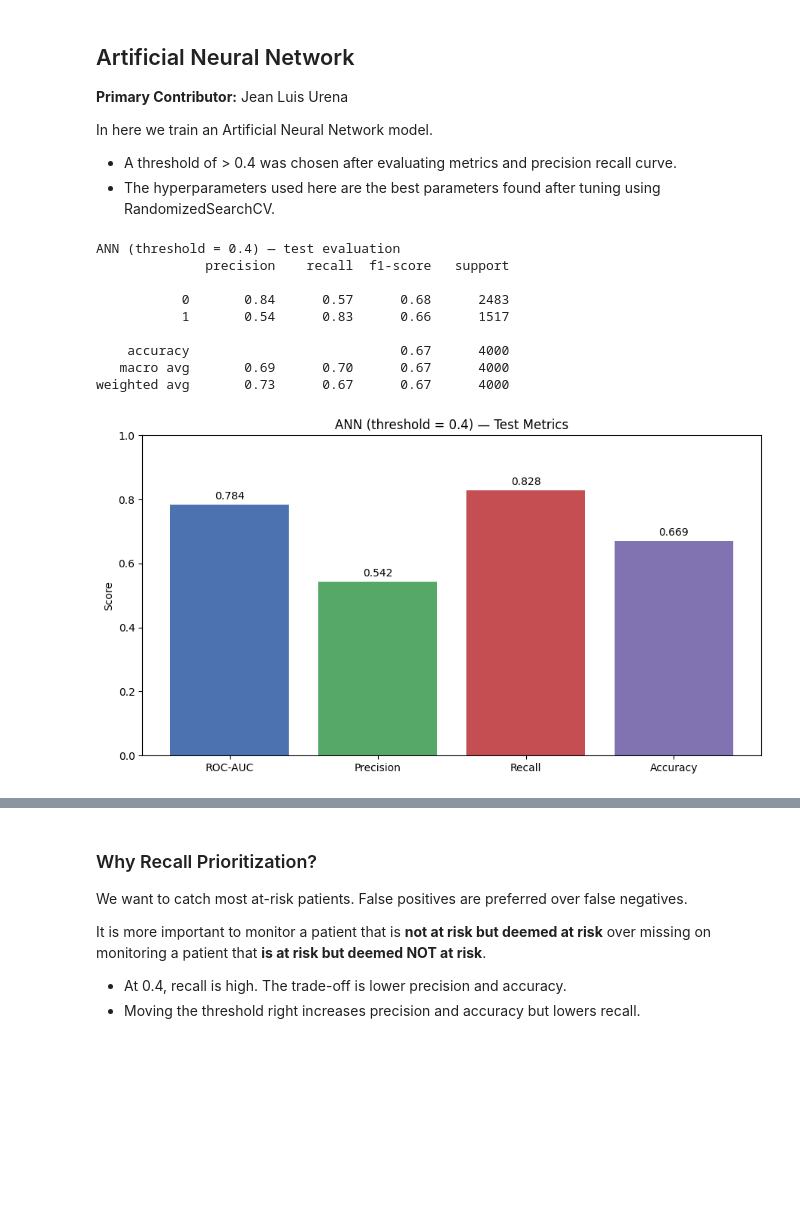
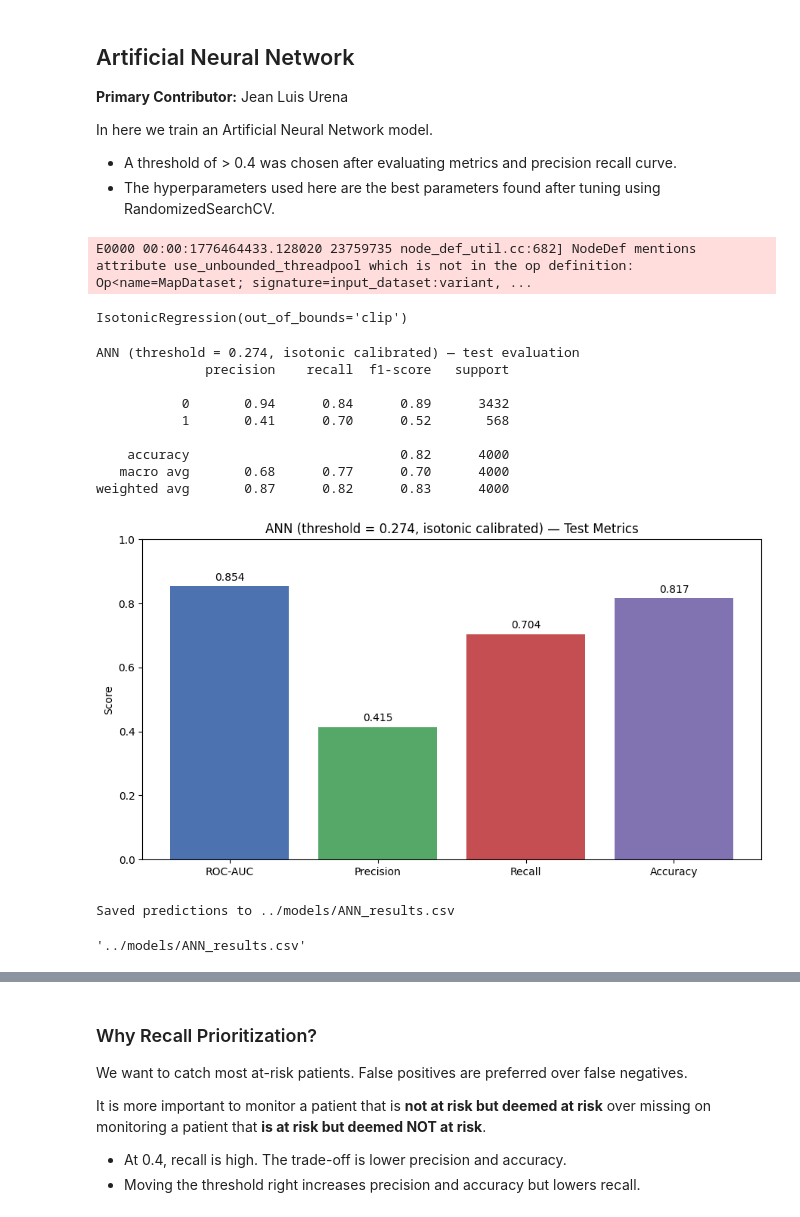
Before and after one commit to JhanaviLingameneni/Prompted-ICU-Risk-Forecasting, a Jupyter notebook: code/ml/all_models.ipynb, the cells around one changed output, grey strips where cells are left out. Saved outputs shown, nothing was run; the diff lists cells and outputs as text; code cells hidden in the pictures; blank space fills up the shorter version.

Commit message:
Added wayu to check challenge scroring

```diff
--- a/code/ml/all_models.ipynb
+++ b/code/ml/all_models.ipynb
@@ -87,8 +91,7 @@ def _load_outcomes(data_set: str, data_root: str) -> pd.DataFrame:
     # We only care about RecordID and Survival
     df = pd.read_csv(outcomes_file_path, usecols=[
                      "RecordID", "Survival", "In-hospital_death"])
-    df["Death"] = ((df["Survival"] != -1) |
-                   (df["In-hospital_death"] == 1)).astype(int)
+    df["Death"] = (df["In-hospital_death"] == 1).astype(int)
     df = df.drop(columns=["Survival", "In-hospital_death"])
     return df.set_index("RecordID")
 # %%
@@ -316,8 +342,18 @@ y_train_all = df_y_train_all.values.ravel()
 y_test = df_y_test.values.ravel()
 y_val = df_y_val.values.ravel()
 
+ann_classes = np.unique(y_train_all)
+ann_class_weights = compute_class_weight(
+    class_weight='balanced',
+    classes=ann_classes,
+    y=y_train_all,
+ )
+ann_class_weight = {int(label): float(weight) for label, weight in zip(ann_classes, ann_class_weights)}
+
 # Dimensions of the data
 print(f"Training set: {x_train_scaled.shape}, {y_train.shape}")
+print(f"Full training set: {x_train_all_scaled.shape}, {y_train_all.shape}")
 print(f"Validation set: {x_val_scaled.shape}, {y_val.shape}")
 print(f"Test set: {x_test_scaled.shape}, {y_test.shape}")
+print(f"ANN class weights: {ann_class_weight}")
 # %% [output]
@@ -333,10 +371,11 @@ In here we train an Artificial Neural Network model.
 - A threshold of > 0.4 was chosen after evaluating metrics and precision recall curve.
 - The hyperparameters used here are the best parameters found after tuning using RandomizedSearchCV.
 # %%
+# Best parameters found:  {'model__neurons': 10, 'model__l2_reg': 0.001, 'model__dropout_rate': 0.7, 'epochs': 50, 'batch_size': 64}
 early_stop = EarlyStopping(patience=30, restore_best_weights=True)
 ann_model = Sequential([
-    Input(shape=(x_train_scaled.shape[1],)),
-    Dense(128, activation='relu', kernel_regularizer=l2(0.1)),
+    Input(shape=(x_train_all_scaled.shape[1],)),
+    Dense(10, activation='relu', kernel_regularizer=l2(0.001)),
     Dropout(0.7),
     BatchNormalization(),
     Dense(1, activation='sigmoid')
@@ -354,30 +393,46 @@ ann_model.compile(
   ]
 )
 history = ann_model.fit(
-    x_train_scaled, y_train,
+    x_train_all_scaled, y_train_all,
     validation_data=(x_val_scaled, y_val),
-    epochs=100,
+    epochs=50,
     batch_size=64,
     callbacks=[early_stop],
+    class_weight=ann_class_weight,
     verbose=0
 )
+
+ann_val_raw_prob = ann_model.predict(x_val_scaled, verbose=0).ravel()
+ann_calibrator = IsotonicRegression(out_of_bounds='clip')
+ann_calibrator.fit(ann_val_raw_prob, y_val)
+# %% [output]
+E0000 00:00:1776464433.128020 23759735 node_def_util.cc:682] NodeDef mentions attribute use_unbounded_threadpool which is not in the op definition: Op<name=MapDataset; signature=input_dataset:variant, ...
+IsotonicRegression(out_of_bounds='clip')
 # %%
-# Predict probabilities on test set, then apply a lower threshold to prioritize recall.
-y_score = ann_model.predict(x_test_scaled, verbose=0).ravel()
-y_pred = (y_score > 0.4).astype(int)
+# Predict calibrated probabilities on test set, then apply a lower threshold to prioritize recall.
+threshold = 0.27
+ann_raw_prob = ann_model.predict(x_test_scaled, verbose=0).ravel()
+y_score = ann_calibrator.predict(ann_raw_prob)
+y_pred = (y_score > threshold).astype(int)
 
-plot_metric_summary(y_test, y_pred, y_score, 'ANN (threshold = 0.4)')
+plot_metric_summary(y_test, y_pred, y_score, f'ANN (threshold = {threshold}, isotonic calibrated)')
 # %% [output]
-ANN (threshold = 0.4) — test evaluation
+ANN (threshold = 0.274, isotonic calibrated) — test evaluation
               precision    recall  f1-score   support
 
-           0       0.84      0.57      0.68      2483
-           1       0.54      0.83      0.66      1517
+           0       0.94      0.84      0.89      3432
+           1       0.41      0.70      0.52       568
 
-    accuracy                           0.67      4000
-   macro avg       0.69      0.70      0.67      4000
-weighted avg       0.73      0.67      0.67      4000
+    accuracy                           0.82      4000
+   macro avg       0.68      0.77      0.70      4000
+weighted avg       0.87      0.82      0.83      4000
-[figure, old version]
+[figure, new version]
+# %%
+# Export predictions so we can run the score.c script to get s1 and s2 scores for the challenge.
+export_predictions(df_y_test.index.values, y_pred, y_score, 'ANN')
+# %% [output]
+Saved predictions to ../models/ANN_results.csv
+'../models/ANN_results.csv'
 # %%
 # Populate the 3-panel ANN evaluation figure.
 ann_fig, ann_axes = plot_evaluation_panels(y_test, y_pred, y_score, model_name='ANN')
```
Also changed, not shown: parts of 11 cells of this notebook, 10 other files.
